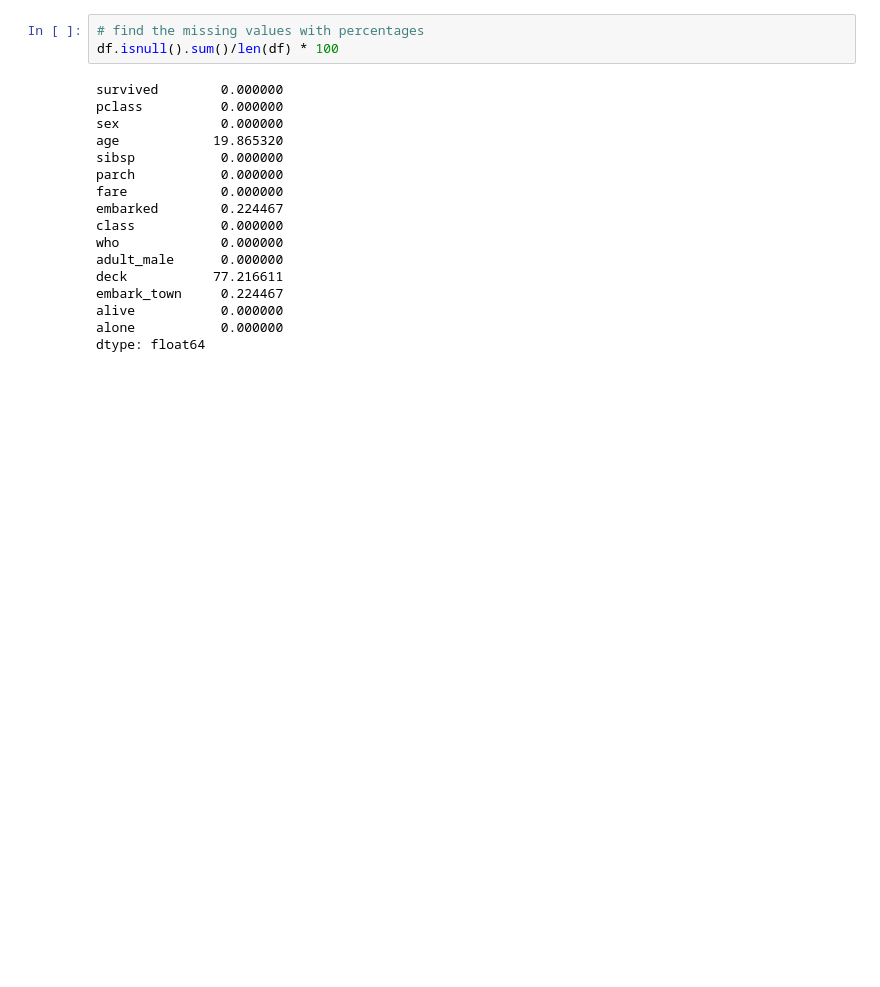
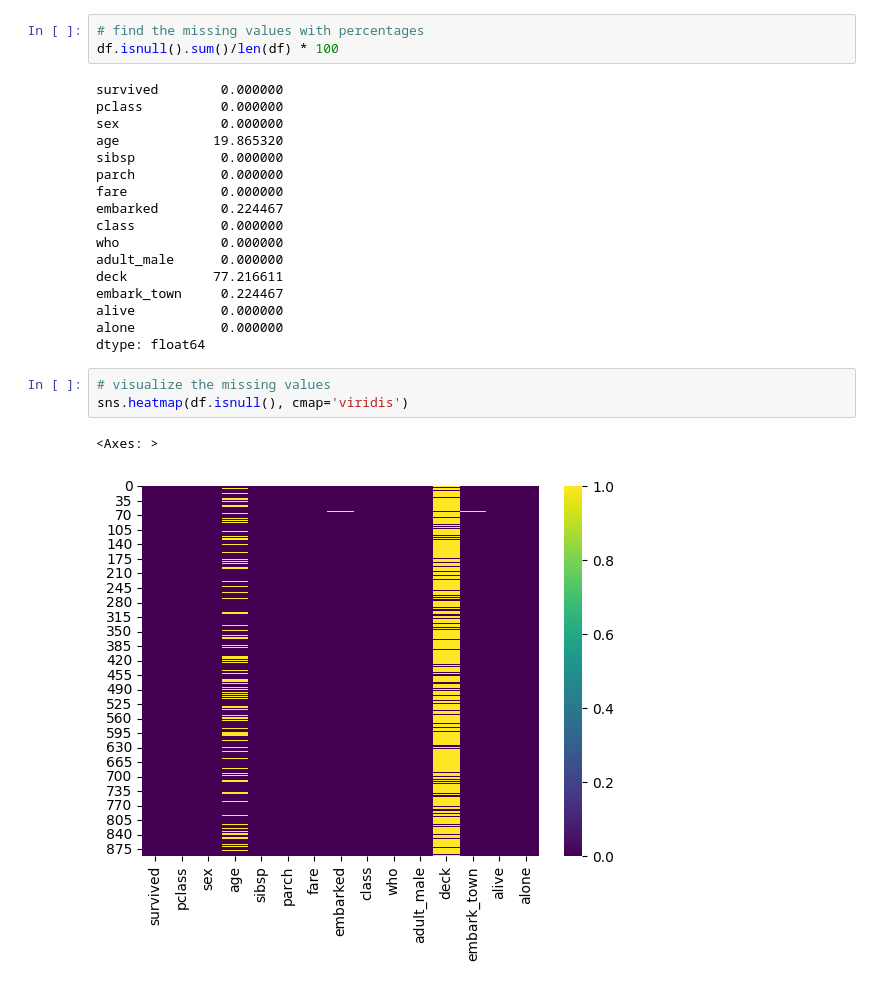
Before and after one commit to ejazurrehman/AI---Data_Science_Course, a Jupyter notebook: pyton_for_data_science/07_pandas.ipynb, the cells around one changed output. Saved outputs shown, nothing was run; the diff lists cells and outputs as text; blank space fills up the shorter version.

```diff
--- a/pyton_for_data_science/07_pandas.ipynb
+++ b/pyton_for_data_science/07_pandas.ipynb
@@ -224,3 +205,9 @@ embark_town     0.224467
 alive           0.000000
 alone           0.000000
 dtype: float64
+# %%
+# visualize the missing values
+sns.heatmap(df.isnull(), cmap='viridis')
+# %% [output]
+<Axes: >
+[figure, added]
```
Also changed, not shown: parts of 3 cells of this notebook.
